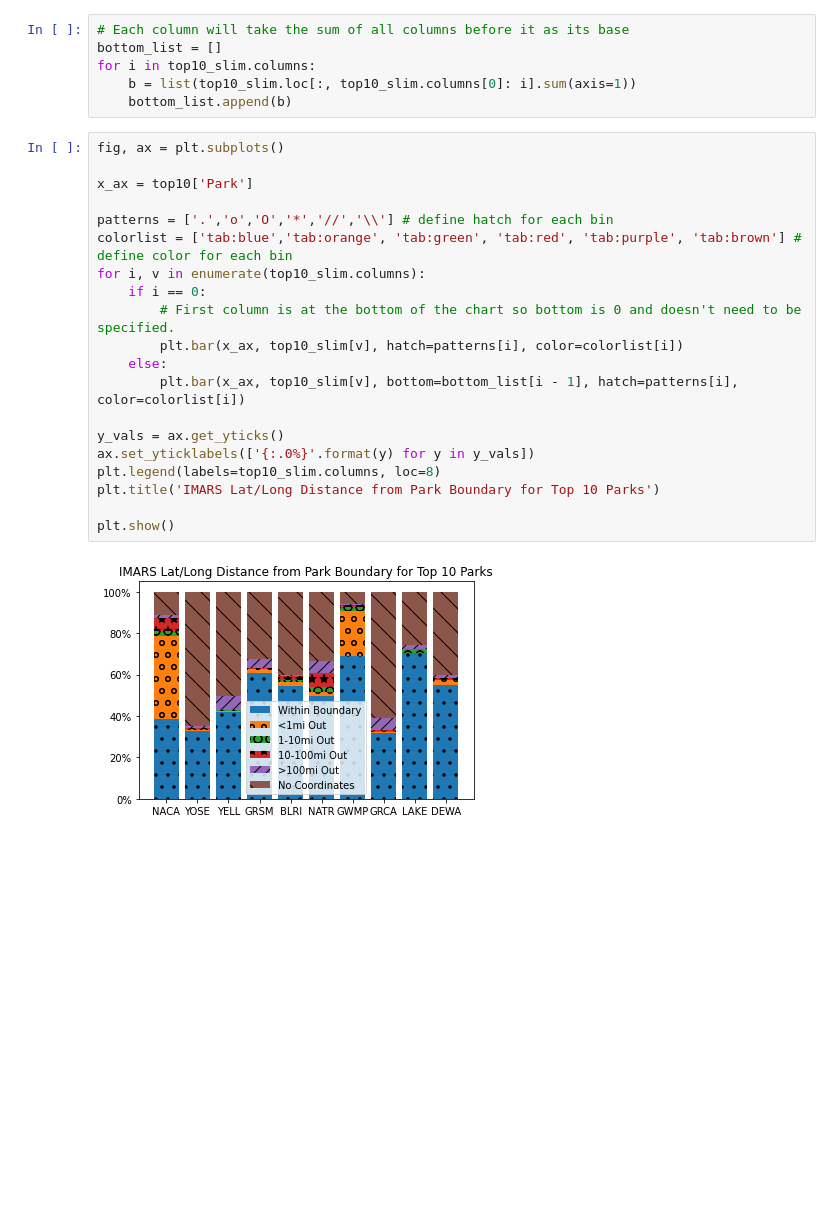
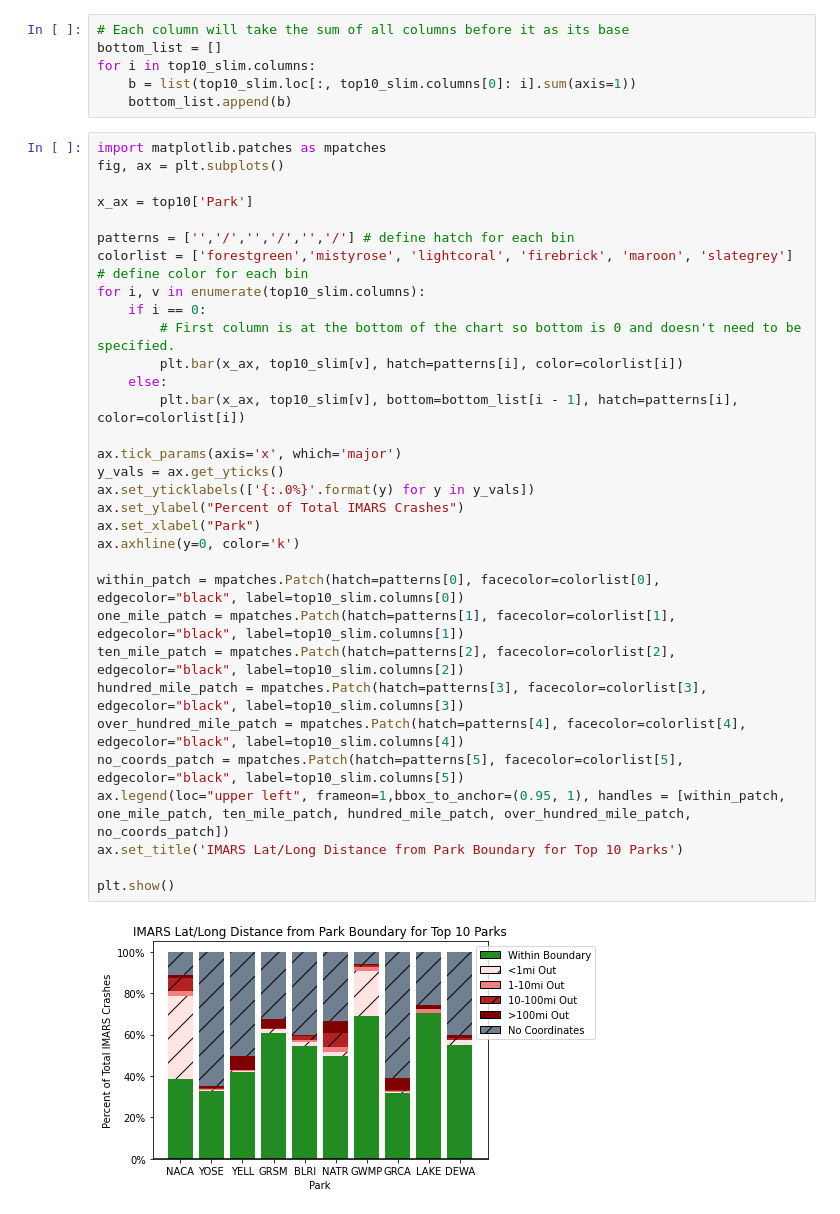
Before and after one commit to VolpeUSDOT/NPS-Region-Crash-Briefing, a Jupyter notebook: data analysis notebooks/IMARS Geolocation Quality Assessment.ipynb, the cells around one changed output. Cells and saved outputs as stored; diff of their text form; blank space fills up the shorter version.

```diff
--- a/data analysis notebooks/IMARS Geolocation Quality Assessment.ipynb
+++ b/data analysis notebooks/IMARS Geolocation Quality Assessment.ipynb
@@ -70,24 +70,36 @@ for i in top10_slim.columns:
     b = list(top10_slim.loc[:, top10_slim.columns[0]: i].sum(axis=1))
     bottom_list.append(b)
 # %%
+import matplotlib.patches as mpatches
 fig, ax = plt.subplots()
 
 x_ax = top10['Park']
 
-patterns = ['.','o','O','*','//','\\'] # define hatch for each bin
-colorlist = ['tab:blue','tab:orange', 'tab:green', 'tab:red', 'tab:purple', 'tab:brown'] # define color for each bin
+patterns = ['','/','','/','','/'] # define hatch for each bin
+colorlist = ['forestgreen','mistyrose', 'lightcoral', 'firebrick', 'maroon', 'slategrey'] # define color for each bin
 for i, v in enumerate(top10_slim.columns):
     if i == 0:
         # First column is at the bottom of the chart so bottom is 0 and doesn't need to be specified.
         plt.bar(x_ax, top10_slim[v], hatch=patterns[i], color=colorlist[i])
     else:
         plt.bar(x_ax, top10_slim[v], bottom=bottom_list[i - 1], hatch=patterns[i], color=colorlist[i])
 
+ax.tick_params(axis='x', which='major')
 y_vals = ax.get_yticks()
 ax.set_yticklabels(['{:.0%}'.format(y) for y in y_vals])
-plt.legend(labels=top10_slim.columns, loc=8)
-plt.title('IMARS Lat/Long Distance from Park Boundary for Top 10 Parks')
+ax.set_ylabel("Percent of Total IMARS Crashes")
+ax.set_xlabel("Park")
+ax.axhline(y=0, color='k')
+
+within_patch = mpatches.Patch(hatch=patterns[0], facecolor=colorlist[0], edgecolor="black", label=top10_slim.columns[0])
+one_mile_patch = mpatches.Patch(hatch=patterns[1], facecolor=colorlist[1], edgecolor="black", label=top10_slim.columns[1])
+ten_mile_patch = mpatches.Patch(hatch=patterns[2], facecolor=colorlist[2], edgecolor="black", label=top10_slim.columns[2])
+hundred_mile_patch = mpatches.Patch(hatch=patterns[3], facecolor=colorlist[3], edgecolor="black", label=top10_slim.columns[3])
+over_hundred_mile_patch = mpatches.Patch(hatch=patterns[4], facecolor=colorlist[4], edgecolor="black", label=top10_slim.columns[4])
+no_coords_patch = mpatches.Patch(hatch=patterns[5], facecolor=colorlist[5], edgecolor="black", label=top10_slim.columns[5])
+ax.legend(loc="upper left", frameon=1,bbox_to_anchor=(0.95, 1), handles = [within_patch, one_mile_patch, ten_mile_patch, hundred_mile_patch, over_hundred_mile_patch, no_coords_patch])
+ax.set_title('IMARS Lat/Long Distance from Park Boundary for Top 10 Parks')
 
 plt.show()
 # %% [output]
-[figure, old version]
+[figure, new version]
```
Also changed, not shown: 1 other file.
